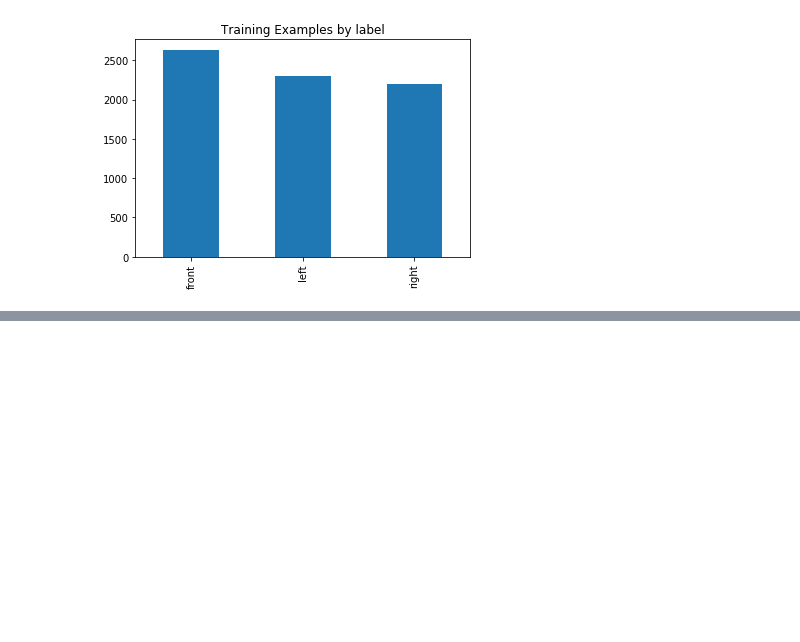
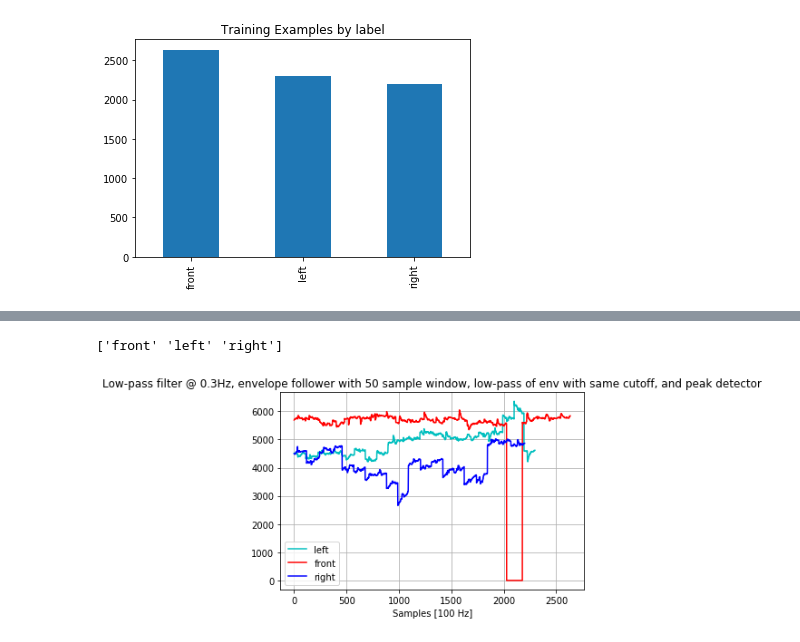
Before and after one commit to chhetri22/GestureClassifieriOS, a Jupyter notebook: DTWKNN Implementation.ipynb, the cells around one changed output, grey strips where cells are left out. Drawn from its saved outputs; the diff is of its cells as text; code cells hidden in the pictures; blank space fills up the shorter version.

```diff
--- a/DTWKNN Implementation.ipynb
+++ b/DTWKNN Implementation.ipynb
@@ -96,0 +119,43 @@ for activity in np.unique(df['label']):
+# %%
+# plotDatasets([df["label"=="left"]])
+# list(df[df["label"]=="left"]["accX"].values)
+print(np.unique(df['label']))
+datasets = []
+labels = []
+# for activity in np.unique(df['label']):
+#     df2 = df[df["label"]==activity]
+#     print(df2)
+#     df2 = df[df["sample"]==1]
+#     vals = list(df[label].values)
+#     datasets.append(vals)
+#     labels.append(activity)
+#     xVals = []
+#     yVals = []
+
+# print(np.unique(df['label']))
+# plotDatasets(datasets,labels,"title","xlabel")
+
+#     labels = ["accX","accY","accZ","gyrX","gyrY","gyrZ"]
+#     labels = ["accX"]
+#     for label in labels:
+#         yVals.append(list(df[label].values))
+#         xVals.append(label)
+
+# plotDatasets([filt, follower1, lpFollower, peaks],
+#             ['filt', 'follower1', 'lpFollower', 'peaks'],
+#             'Low-pass filter @ 0.3Hz, envelope follower with 50 sample window, low-pass of env with same cutoff, and peak detector',
+#             'Samples [%s Hz]' % (100),
+#             ['y', 'c', 'r', 'b'])
+
+left = list(df[df["label"]=="left"]["accX"].values)
+front = list(df[df["label"]=="front"]["accX"].values)
+right = list(df[df["label"]=="right"]["accX"].values)
+
+plotDatasets([left, front, right],
+            ["left", "front", "right"],
+            'Low-pass filter @ 0.3Hz, envelope follower with 50 sample window, low-pass of env with same cutoff, and peak detector',
+            'Samples [%s Hz]' % (100),
+            ['c', 'r', 'b'])
+# %% [output]
+['front' 'left' 'right']
+[figure, added]
```
Also changed, not shown: parts of 2 cells of this notebook, 3 other files.
